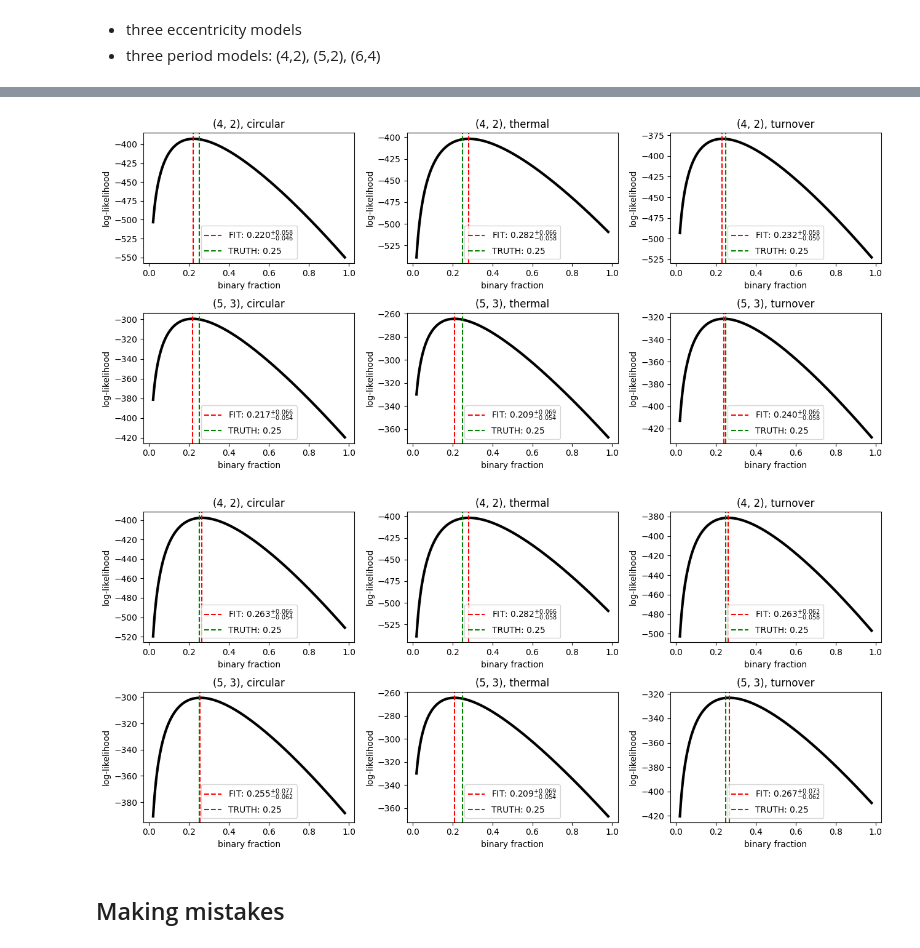
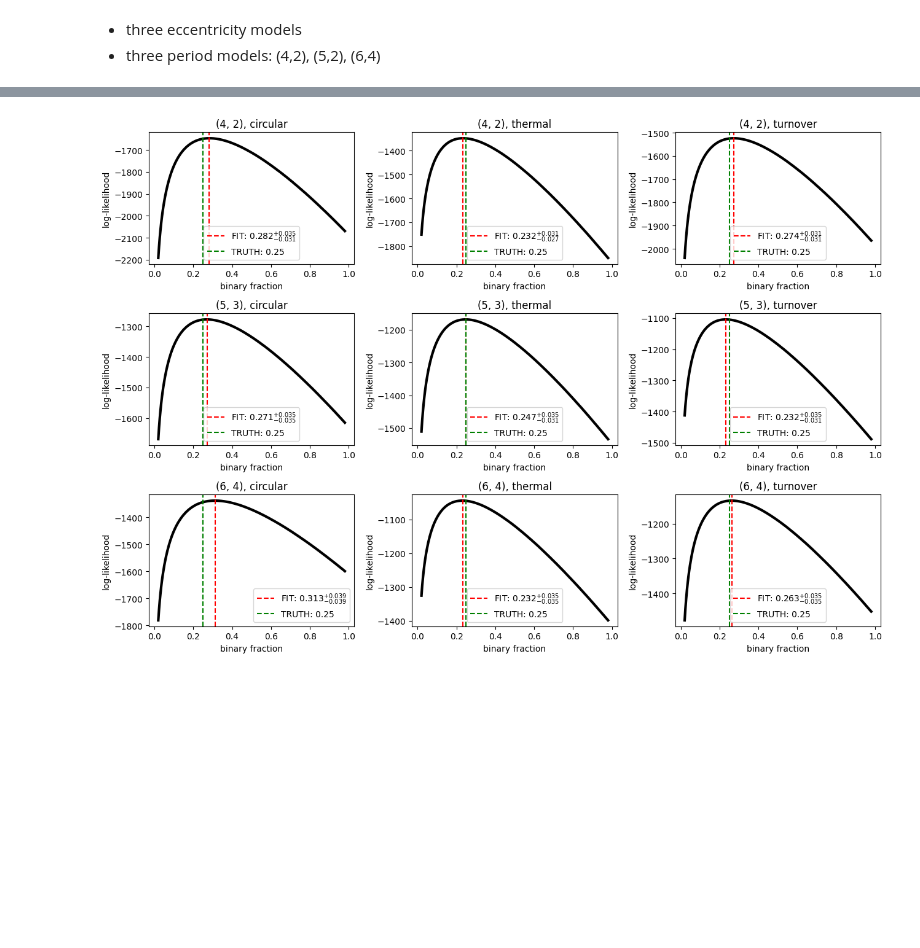
Before and after one commit to BenPennell/BrownDwarfProbabilities, a Jupyter notebook: SynthData.ipynb, the cells around one changed output, grey strips where cells are left out. Drawn from its saved outputs; the diff is of its cells as text; code cells hidden in the pictures; blank space fills up the shorter version.

Commit message:
new binary fraction scheme

```diff
--- a/SynthData.ipynb
+++ b/SynthData.ipynb
@@ -832,6 +958,6 @@ KeyboardInterrupt:
 # %%
 binary_fraction = 0.25
-p_models = [(4,2), (5,3), (7,1)]
+p_models = [(4,2), (5,3), (6,4)]
 ecc_types = ["circular", "thermal", "turnover"]
 errors = np.zeros(len(gen_data))
 uncertainties = np.zeros(len(gen_data))
@@ -865,68 +991,33 @@ plt.tight_layout()
-# %%
-binary_fraction = 0.25
-p_models = [(4,2), (5,3), (7,1)]
-ecc_types = ["circular", "thermal", "turnover"]
-errors = np.zeros(len(gen_data)-3)
-uncertainties = np.zeros(len(gen_data)-3)
-
-fig, axs = plt.subplots(2,3, figsize=(13,6))
-
-counter = 0
-pbar = tqdm(total=len(gen_data)-3)
-for i, p_model in enumerate(p_models[:-1]):
-    for j in range(len(ecc_types)):
-        ax = axs[i,j]
-        synthdata = gen_data[counter]
-        ind = ["0","2","2"][j]
-        sc_cubes = pickle.load(open(f"./data/2025-12-1{ind}-200pc_mdwarf_{ecc_types[j]}_3plx.pkl", "rb"))
-        model_cube = Sampler.create_model_cube((15,15), p_model)
-        synthsampler = Sampler.popsampler(sc_cubes, synthdata, model_cube=model_cube)
-        synthsampler.binarity(resolution=250, verbose=False)
-        mle, p, m = synthsampler.fb_estimator()
-        ax.plot(synthsampler.fbs, synthsampler.likelihoods, c="black", linewidth=3);
-        ax.axvline(x=mle, c="red", linestyle="--", label=r'FIT: ${:.3f}^{{+{:.3f}}}_{{-{:.3f}}}$'.format(mle,p,m));
-        ax.axvline(x=binary_fraction, c="green", linestyle="--", label=f"TRUTH: {binary_fraction}")
-        ax.set_xlabel("binary fraction");
-        ax.set_ylabel("log-likelihood");
-        ax.set_title(f"{p_model}, {ecc_types[j]}")
-        ax.legend();
-        counter += 1
-        pbar.update(1)
-plt.tight_layout()
-# %% [output]
-[figure, removed]
 # %%
 binary_fraction = 0.25
-p_models = [(4,2), (5,3), (7,1)]
+p_models = [(4,2), (5,3), (6,4)]
 ecc_types = ["circular", "thermal", "turnover"]
-errors = np.zeros(len(gen_data)-3)
-uncertainties = np.zeros(len(gen_data)-3)
+errors = np.zeros(len(gen_data))
+uncertainties = np.zeros(len(gen_data))
 
-fig, axs = plt.subplots(2,3, figsize=(13,6))
+fig, axs = plt.subplots(3,3, figsize=(13,9))
 
 counter = 0
-pbar = tqdm(total=len(gen_data)-3)
-for i, p_model in enumerate(p_models[:-1]):
+pbar = tqdm(total=len(gen_data))
+for i, p_model in enumerate(p_models):
     for j in range(len(ecc_types)):
         ax = axs[i,j]
         synthdata = gen_data[counter]
         ind = ["0","2","2"][j]
         sc_cubes = pickle.load(open(f"./data/2025-12-12-200pc_mdwarf_thermal_3plx.pkl", "rb"))
         model_cube = Sampler.create_model_cube((15,15), p_model)
         synthsampler = Sampler.popsampler(sc_cubes, synthdata, model_cube=model_cube)
         synthsampler.binarity(resolution=250, verbose=False)
         mle, p, m = synthsampler.fb_estimator()
         ax.plot(synthsampler.fbs, synthsampler.likelihoods, c="black", linewidth=3);
         ax.axvline(x=mle, c="red", linestyle="--", label=r'FIT: ${:.3f}^{{+{:.3f}}}_{{-{:.3f}}}$'.format(mle,p,m));
         ax.axvline(x=binary_fraction, c="green", linestyle="--", label=f"TRUTH: {binary_fraction}")
         ax.set_xlabel("binary fraction");
         ax.set_ylabel("log-likelihood");
         ax.set_title(f"{p_model}, {ecc_types[j]}")
         ax.legend();
         counter += 1
         pbar.update(1)
 plt.tight_layout()
 # %% [output]
-[figure, old version]
+[figure, new version]
-# %% [markdown]
-## Making mistakes
```
Also changed, not shown: parts of 22 cells of this notebook, 10 other files.
